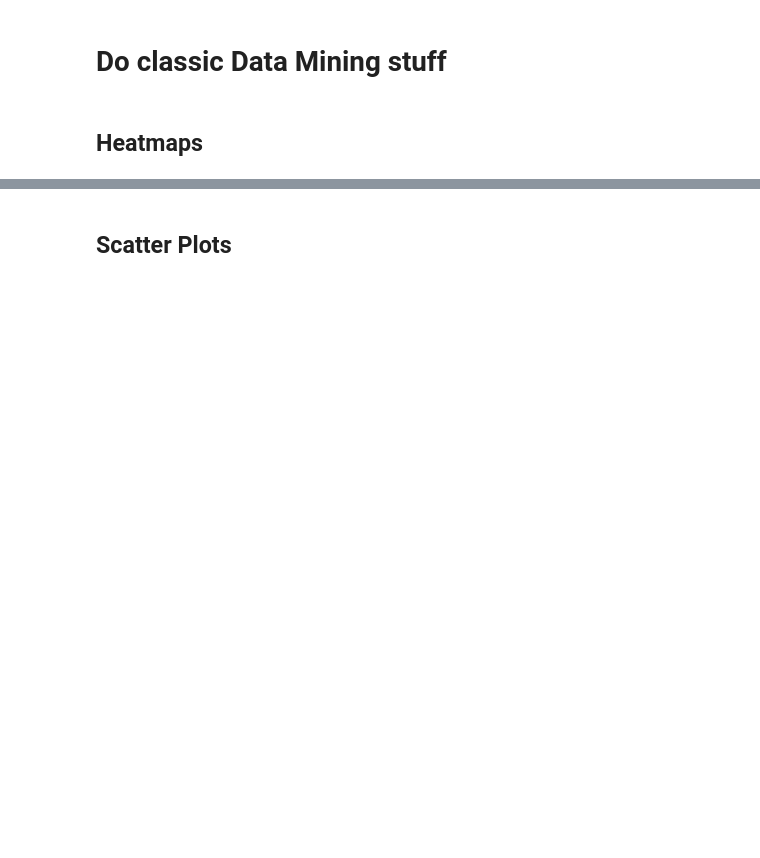
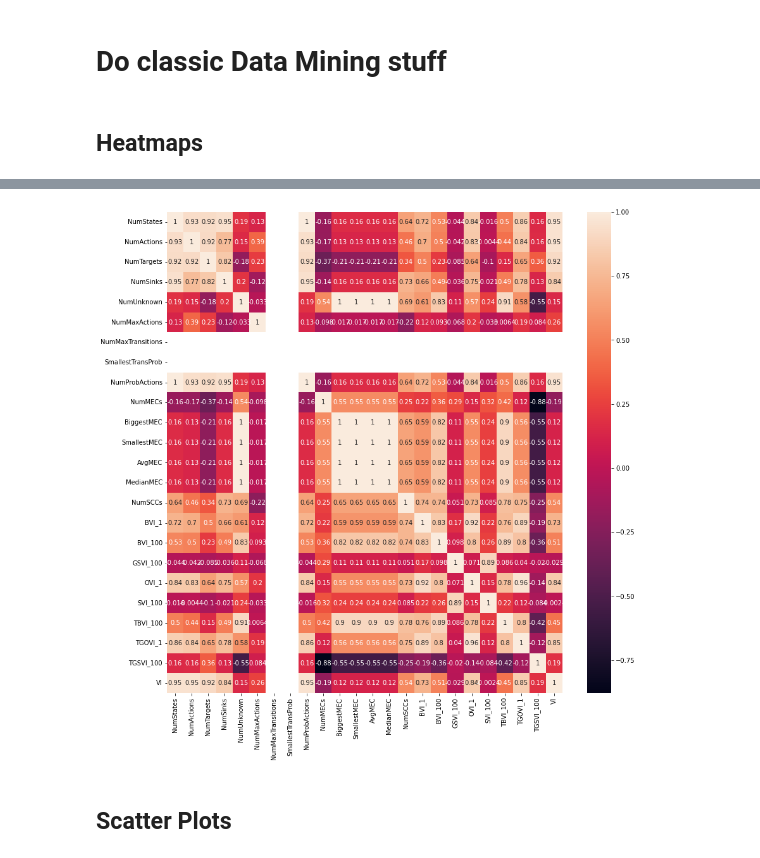
Before and after one commit to ga67vib/Algorithms-For-Stochastic-Games, a Jupyter notebook: visualizations/visualizations.ipynb, the cells around one changed output, grey strips where cells are left out. Drawn from its saved outputs; the diff is of its cells as text; code cells hidden in the pictures; blank space fills up the shorter version.

```diff
--- a/visualizations/visualizations.ipynb
+++ b/visualizations/visualizations.ipynb
@@ -29,7 +97,27 @@ relevantKeys
 # %%
 table_times = []
+excluded_times = []
+print("PATH: ",PATH_TO_CSV_FOLDER+'times.csv')
 with open(PATH_TO_CSV_FOLDER+'times.csv', newline='\n') as timesFile:
     reader = csv.DictReader(timesFile)
     for row in reader:
-        table_times.append({k:row[k] for k in relevantKeys if k in row})
+        parsed_row = {k:row[k] for k in relevantKeys if k in row}
+
+        # Filtering
+        if not modelIncludedInProperties(parsed_row["Model"], table_properties):
+            continue
+        at_least_one_has_solved = False
+        at_least_one_has_not_solved = False
+        for config_key in config_keys:
+            if (parsed_row[config_key] != "" and parsed_row[config_key] != " "):
+                at_least_one_has_solved = True
+            else:
+                at_least_one_has_not_solved = True
+
+        if (at_least_one_has_solved):
+            table_times.append(parsed_row)
+        else:
+            print("None has solved ",parsed_row," It will not be included in the tests here")
+            excluded_times.append(excluded_times)
         #table.append(row)
+print("After filtering, %d models are left in total" % len(table_times))
@@ -158,3 +274,13 @@ plt.show()
+# %%
+#Linear Correlation
+fig = plt.figure(figsize=(14,14))
+df = pd.DataFrame(data,columns=property_keys+config_keys)
+
+corrMatrix = df.corr()
+sn.heatmap(corrMatrix, annot=True)
+plt.show()
+# %% [output]
+[figure, added]
 # %% [markdown]
 ## Scatter Plots
 # %%
```
Also changed, not shown: parts of 12 cells of this notebook.
